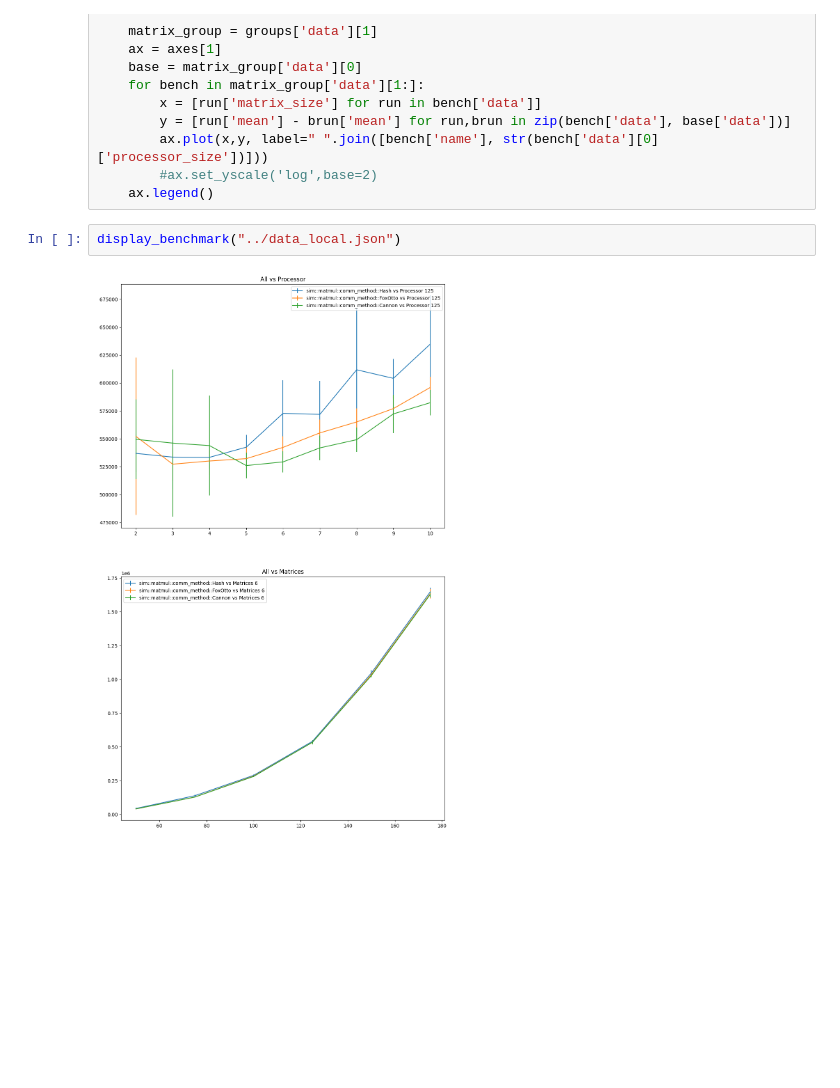
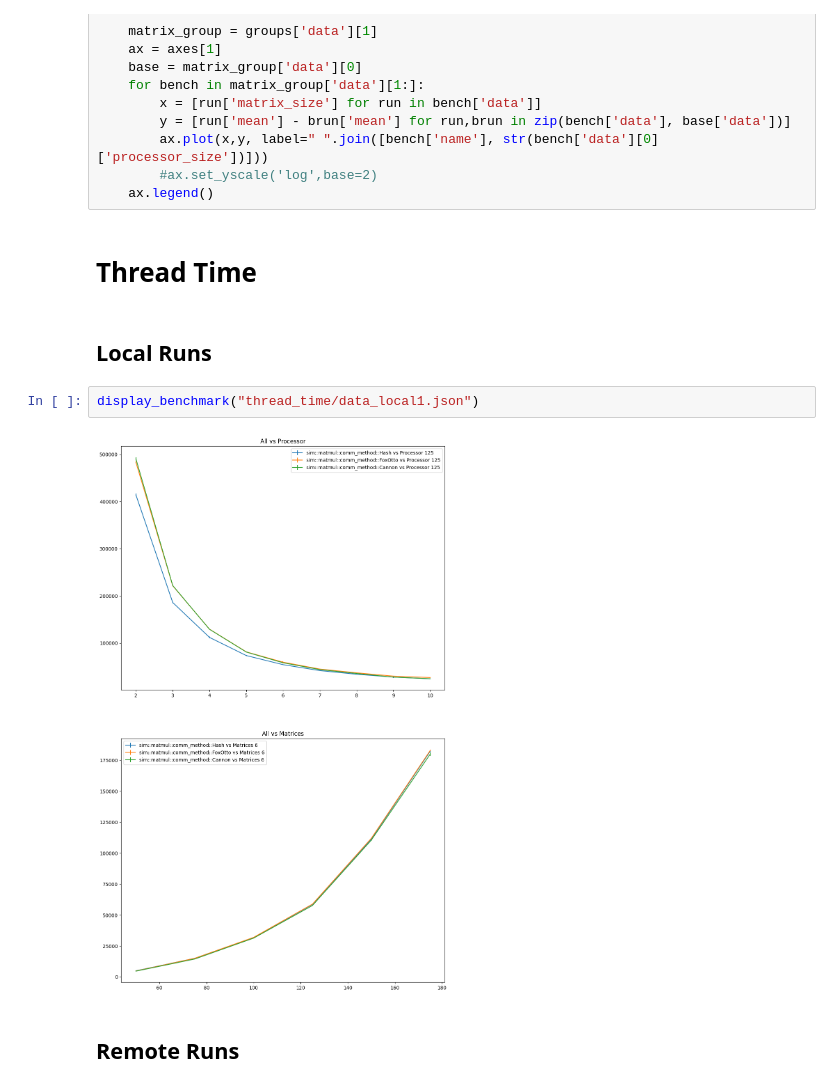
Before and after one commit to LucaChot/PartII-Diss, a Jupyter notebook: data_processing/processing_data.ipynb, the cells around one changed output. Cells and saved outputs as stored; diff of their text form; blank space fills up the shorter version.

```diff
--- a/data_processing/processing_data.ipynb
+++ b/data_processing/processing_data.ipynb
@@ -74,8 +101,14 @@ def display_relative_benchmark(file_name):
         ax.plot(x,y, label=" ".join([bench['name'], str(bench['data'][0]['processor_size'])]))
         #ax.set_yscale('log',base=2)
     ax.legend()
+# %% [markdown]
+# Thread Time
+# %% [markdown]
+## Local Runs
 # %%
-display_benchmark("../data_local.json")
+display_benchmark("thread_time/data_local1.json")
 # %% [output]
-[figure, old version]
+[figure, new version]
+# %% [markdown]
+## Remote Runs
 # %%
```
Also changed, not shown: parts of 20 cells of this notebook, 22 other files.
